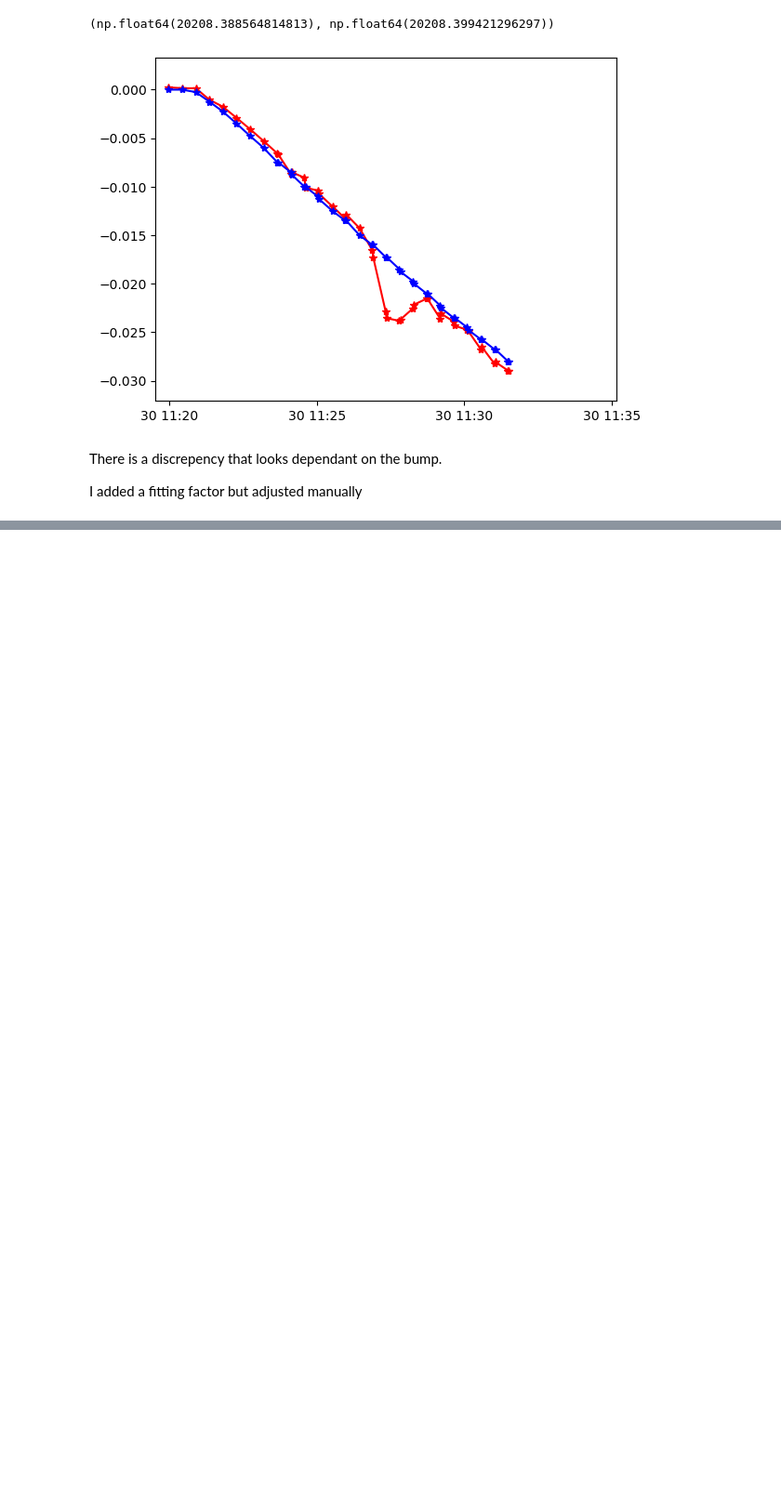
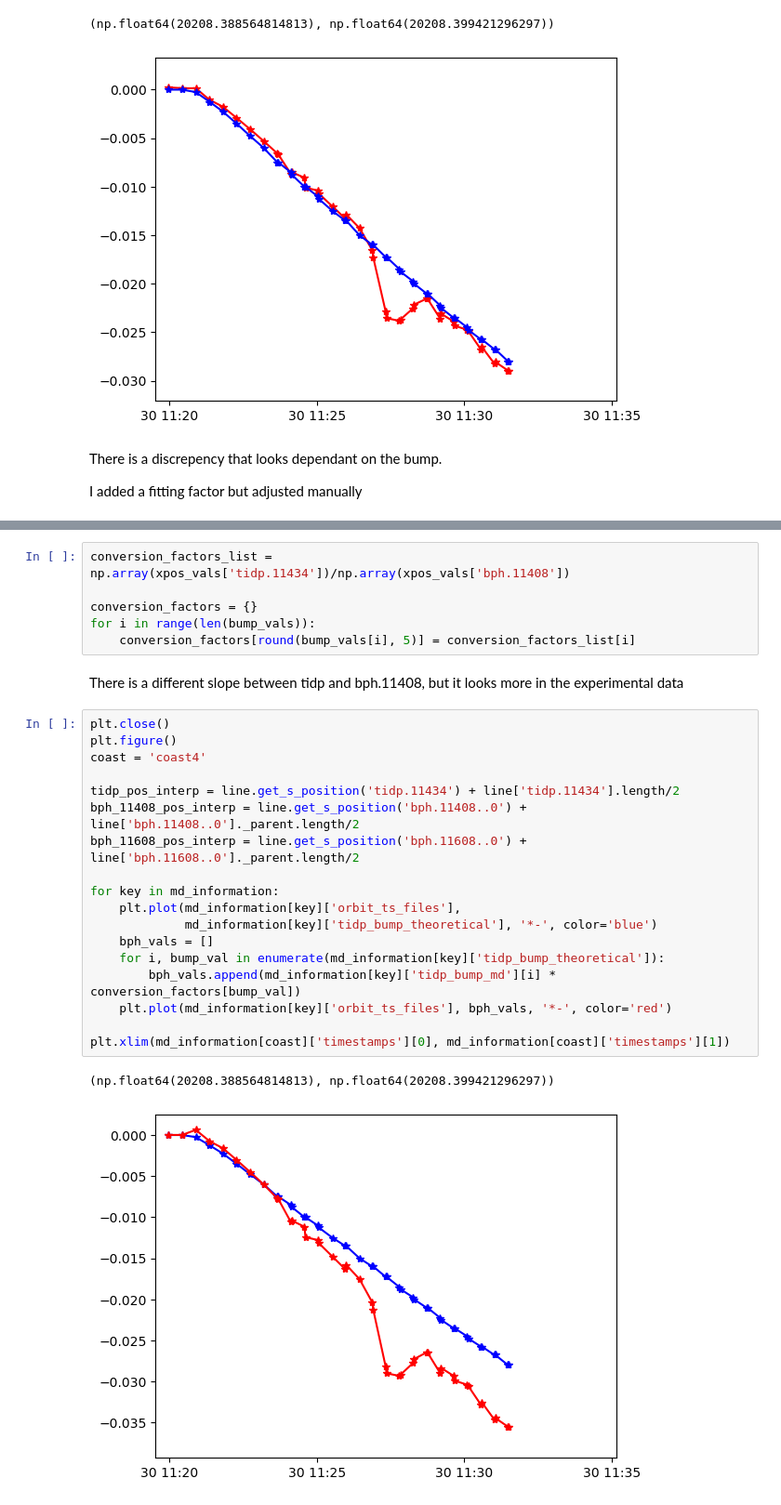
Before and after one commit to lisepauwels/sps_simulations, a Jupyter notebook: MD_analysis/bpm_analysis/bpm_tidp.ipynb, the cells around one changed output, grey strips where cells are left out. Shown at 93% size. Cells and saved outputs as stored; diff of their text form; blank space fills up the shorter version.

```diff
--- a/MD_analysis/bpm_analysis/bpm_tidp.ipynb
+++ b/MD_analysis/bpm_analysis/bpm_tidp.ipynb
@@ -444,0 +550,29 @@ I added a fitting factor but adjusted manually
+# %%
+conversion_factors_list = np.array(xpos_vals['tidp.11434'])/np.array(xpos_vals['bph.11408'])
+
+conversion_factors = {}
+for i in range(len(bump_vals)):
+    conversion_factors[round(bump_vals[i], 5)] = conversion_factors_list[i]
+# %% [markdown]
+There is a different slope between tidp and bph.11408, but it looks more in the experimental data
+# %%
+plt.close()
+plt.figure()
+coast = 'coast4'
+
+tidp_pos_interp = line.get_s_position('tidp.11434') + line['tidp.11434'].length/2
+bph_11408_pos_interp = line.get_s_position('bph.11408..0') + line['bph.11408..0']._parent.length/2
+bph_11608_pos_interp = line.get_s_position('bph.11608..0') + line['bph.11608..0']._parent.length/2
+
+for key in md_information:
+    plt.plot(md_information[key]['orbit_ts_files'],
+             md_information[key]['tidp_bump_theoretical'], '*-', color='blue')
+    bph_vals = []
+    for i, bump_val in enumerate(md_information[key]['tidp_bump_theoretical']):
+        bph_vals.append(md_information[key]['tidp_bump_md'][i] * conversion_factors[bump_val])
+    plt.plot(md_information[key]['orbit_ts_files'], bph_vals, '*-', color='red')
+
+plt.xlim(md_information[coast]['timestamps'][0], md_information[coast]['timestamps'][1])
+# %% [output]
+(np.float64(20208.388564814813), np.float64(20208.399421296297))
+[figure, added]
```
Also changed, not shown: parts of 14 cells of this notebook, 1 other file.
